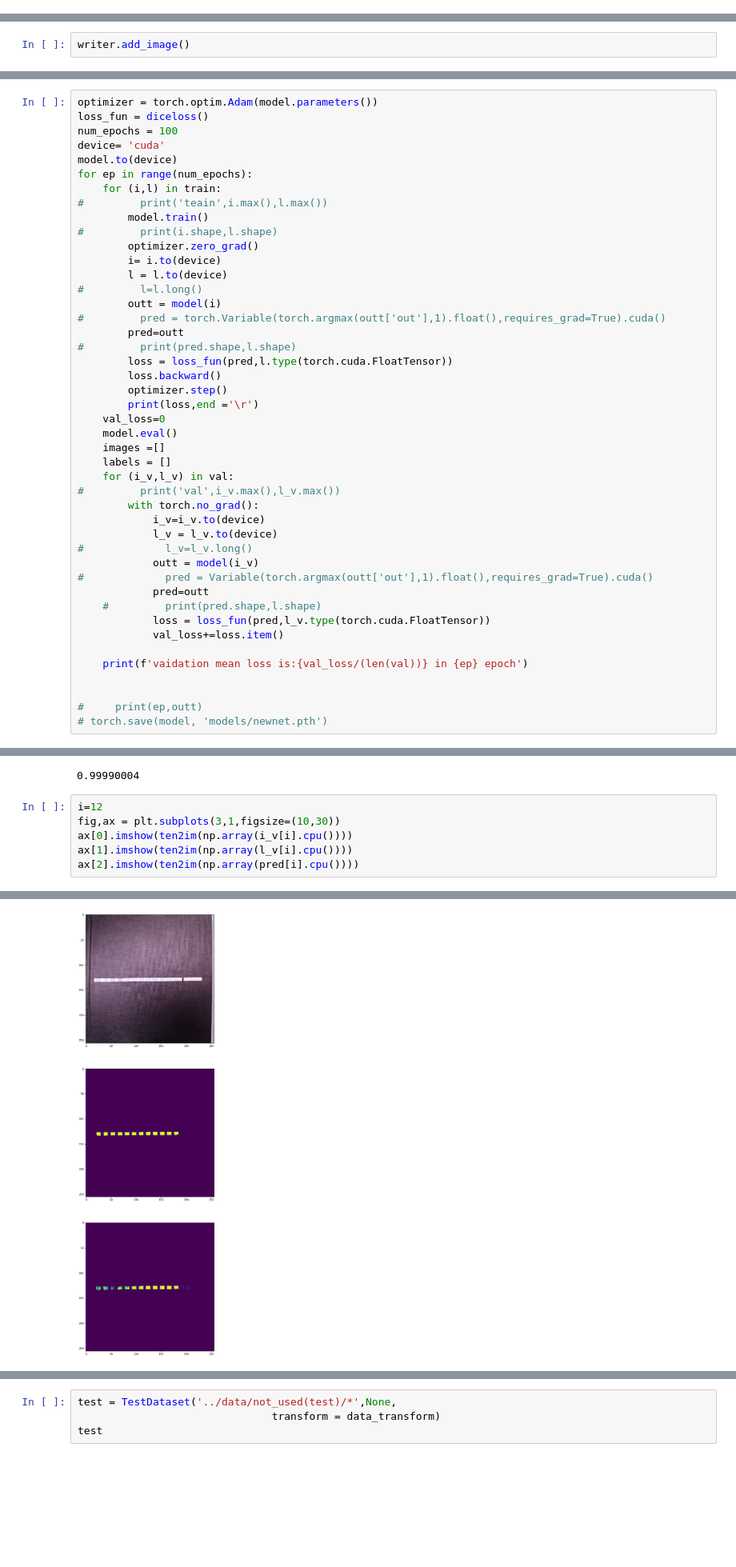
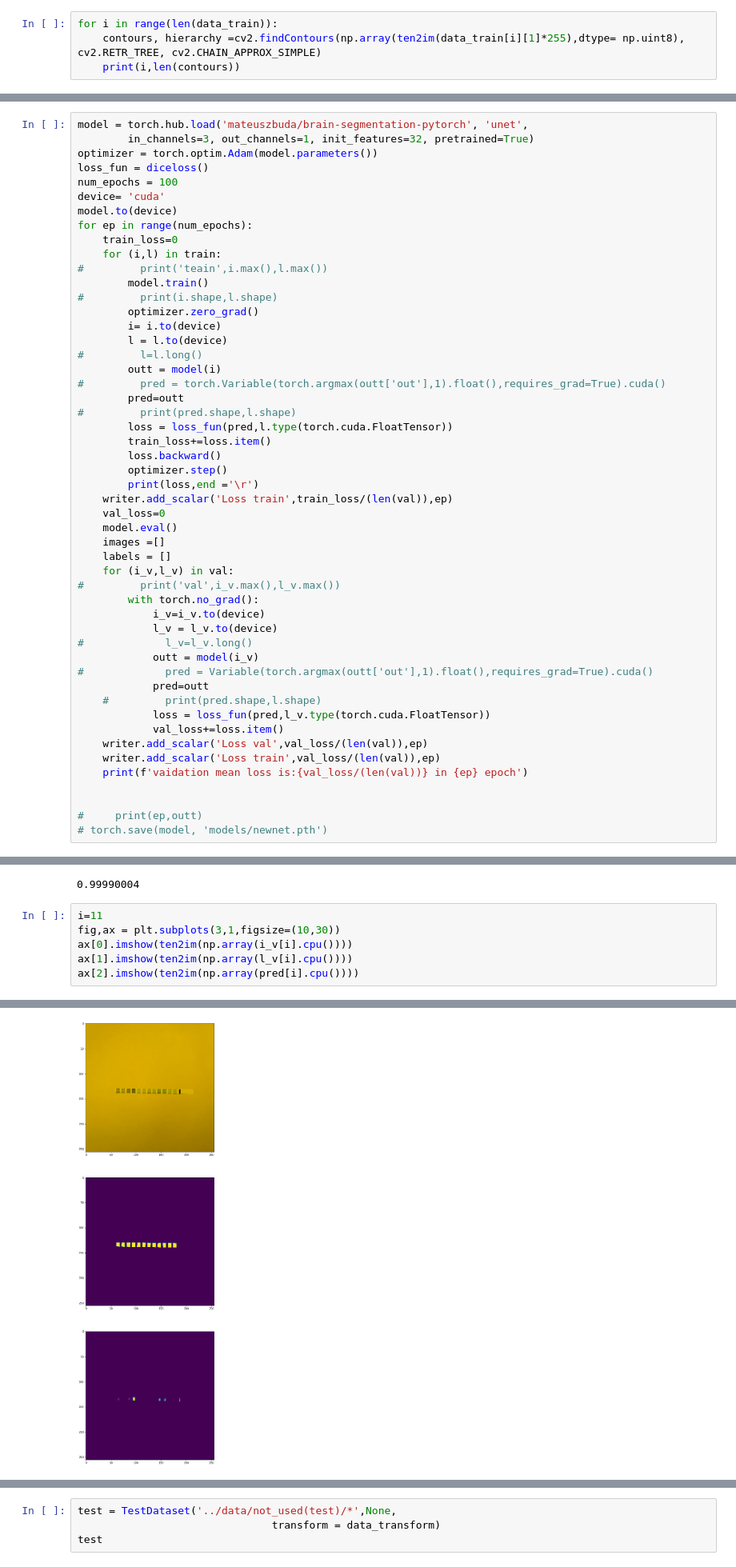
Before and after one commit to fitagdinov/urina, a Jupyter notebook: Notebooks/Untitled.ipynb, the cells around one changed output, grey strips where cells are left out. Shown at 80% size. Saved outputs shown, nothing was run; the diff lists cells and outputs as text; blank space fills up the shorter version.

```diff
--- a/Notebooks/Untitled.ipynb
+++ b/Notebooks/Untitled.ipynb
@@ -204,0 +209,4 @@ data_train[21][0].shape,data_train[21][1].shape
+# %%
+for i in range(len(data_train)):
+    contours, hierarchy =cv2.findContours(np.array(ten2im(data_train[i][1]*255),dtype= np.uint8), cv2.RETR_TREE, cv2.CHAIN_APPROX_SIMPLE)
+    print(i,len(contours))
@@ -207,8 +233,6 @@ from torch.utils.tensorboard import SummaryWriter
 import numpy as np
 
 writer = SummaryWriter(log_dir='log_dir')
-# %%
-writer.add_image()
 # %%
 for n_iter in range(100):
     writer.add_scalar('Loss/train', np.random.random(), n_iter)
@@ -221,12 +245,15 @@ model = torch.hub.load('mateuszbuda/brain-segmentation-pytorch', 'unet',
 # %% [output]
 Using cache found in /home/rfit/.cache/torch/hub/mateuszbuda_brain-segmentation-pytorch_master
 # %%
+model = torch.hub.load('mateuszbuda/brain-segmentation-pytorch', 'unet',
+        in_channels=3, out_channels=1, init_features=32, pretrained=True)
 optimizer = torch.optim.Adam(model.parameters())
 loss_fun = diceloss()
 num_epochs = 100
 device= 'cuda'
 model.to(device)
 for ep in range(num_epochs):
+    train_loss=0
     for (i,l) in train:
 #         print('teain',i.max(),l.max())
         model.train()
@@ -240,9 +267,11 @@ for ep in range(num_epochs):
         pred=outt
 #         print(pred.shape,l.shape)
         loss = loss_fun(pred,l.type(torch.cuda.FloatTensor))
+        train_loss+=loss.item()
         loss.backward()
         optimizer.step()
         print(loss,end ='\r')
+    writer.add_scalar('Loss train',train_loss/(len(val)),ep)
     val_loss=0
     model.eval()
     images =[]
@@ -259,7 +288,8 @@ for ep in range(num_epochs):
     #         print(pred.shape,l.shape)
             loss = loss_fun(pred,l_v.type(torch.cuda.FloatTensor))
             val_loss+=loss.item()
-
+    writer.add_scalar('Loss val',val_loss/(len(val)),ep)
+    writer.add_scalar('Loss train',val_loss/(len(val)),ep)
     print(f'vaidation mean loss is:{val_loss/(len(val))} in {ep} epoch')
 
 
@@ -325,14 +352,14 @@ np.array(l_v.cpu()).max()
 # %% [output]
 0.99990004
 # %%
-i=12
+i=11
 fig,ax = plt.subplots(3,1,figsize=(10,30))
 ax[0].imshow(ten2im(np.array(i_v[i].cpu())))
 ax[1].imshow(ten2im(np.array(l_v[i].cpu())))
 ax[2].imshow(ten2im(np.array(pred[i].cpu())))
 # %% [output]
 <matplotlib.image.AxesImage at 0x...>
-[figure, old version]
+[figure, new version]
 # %%
 i=21
 im= ten2im(np.array(data_val[i][0].cpu()))
```
Also changed, not shown: parts of 28 cells of this notebook, 5 other files.
